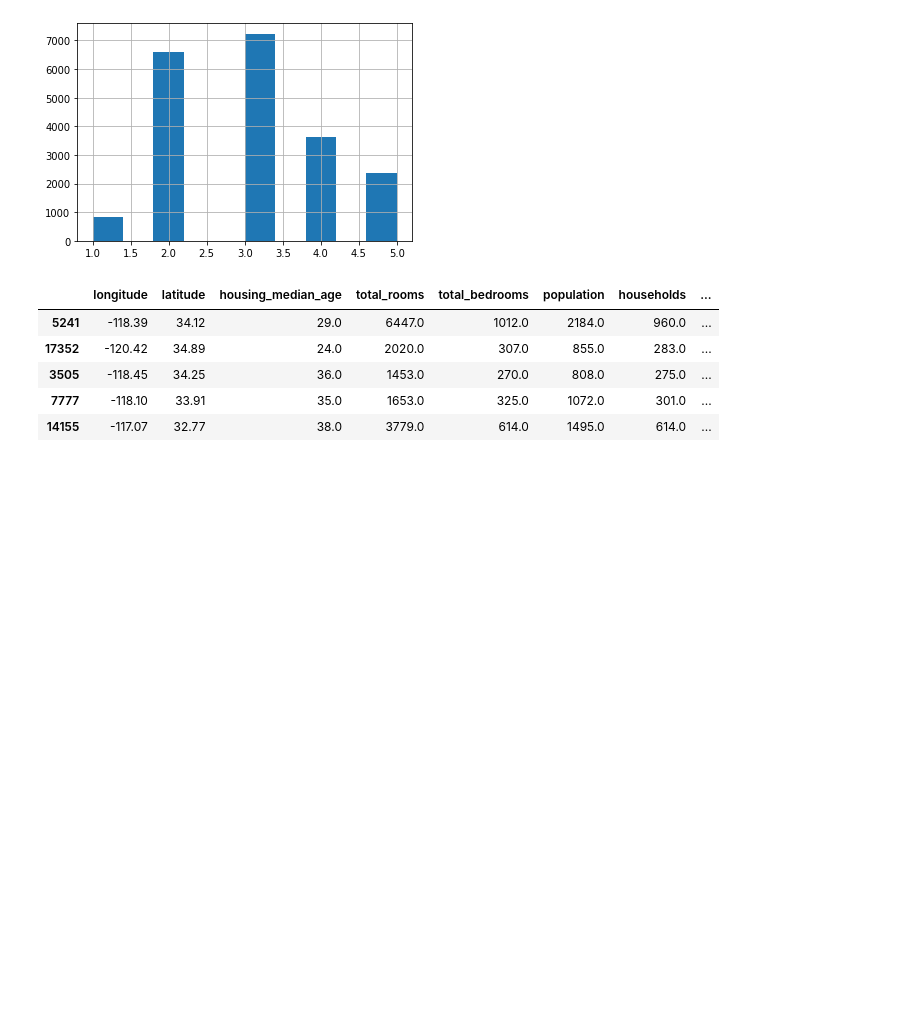
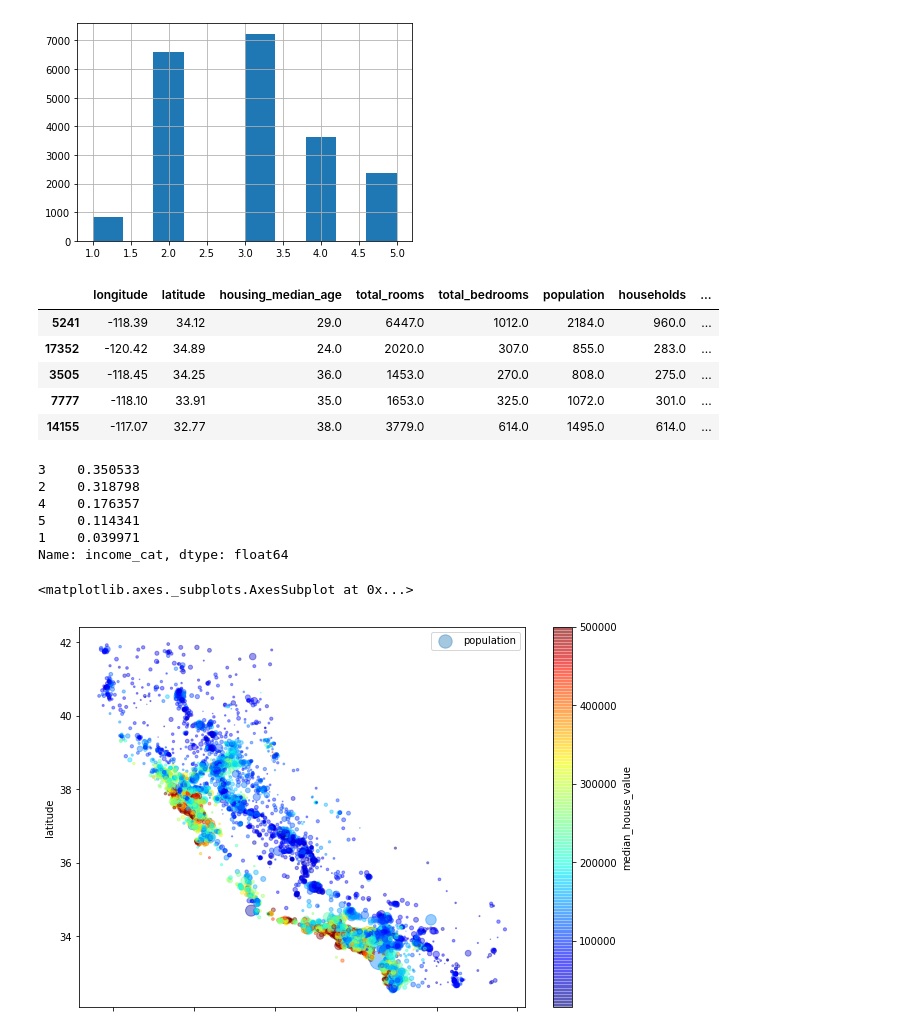
Before and after one commit to david-moravec/handson-ml2, a Jupyter notebook: housing.ipynb, the cells around one changed output. Drawn from its saved outputs; the diff is of its cells as text; code cells hidden in the pictures; blank space fills up the shorter version.

Commit message:
Some graphs added as shown in textbook

```diff
--- a/housing.ipynb
+++ b/housing.ipynb
@@ -93,3 +93,26 @@ strat_test_set.head()
 | 3505 | -118.45 | 34.25 | 36.0 | 1453.0 | 270.0 | 808.0 | 275.0 | ... |
 | 7777 | -118.10 | 33.91 | 35.0 | 1653.0 | 325.0 | 1072.0 | 301.0 | ... |
 | 14155 | -117.07 | 32.77 | 38.0 | 3779.0 | 614.0 | 1495.0 | 614.0 | ... |
+# %%
+#strat_test_set["income_cat"].value_counts() / len(strat_test_set)
+for set_ in (strat_train_set, strat_test_set):
+  set_.drop("income_cat", axis=1, inplace=True)
+# %% [output]
+3    0.350533
+2    0.318798
+4    0.176357
+5    0.114341
+1    0.039971
+Name: income_cat, dtype: float64
+# %%
+housing = strat_train_set.copy()
+
+housing.plot(kind="scatter",
+             x="longitude", y="latitude", alpha=0.4,
+             s=housing["population"]/100, label="population",
+             figsize=(10,7), c="median_house_value",
+             cmap=plt.get_cmap("jet"), colorbar=True)
+#print(type(housing))
+# %% [output]
+<matplotlib.axes._subplots.AxesSubplot at 0x...>
+[figure, added]
```
